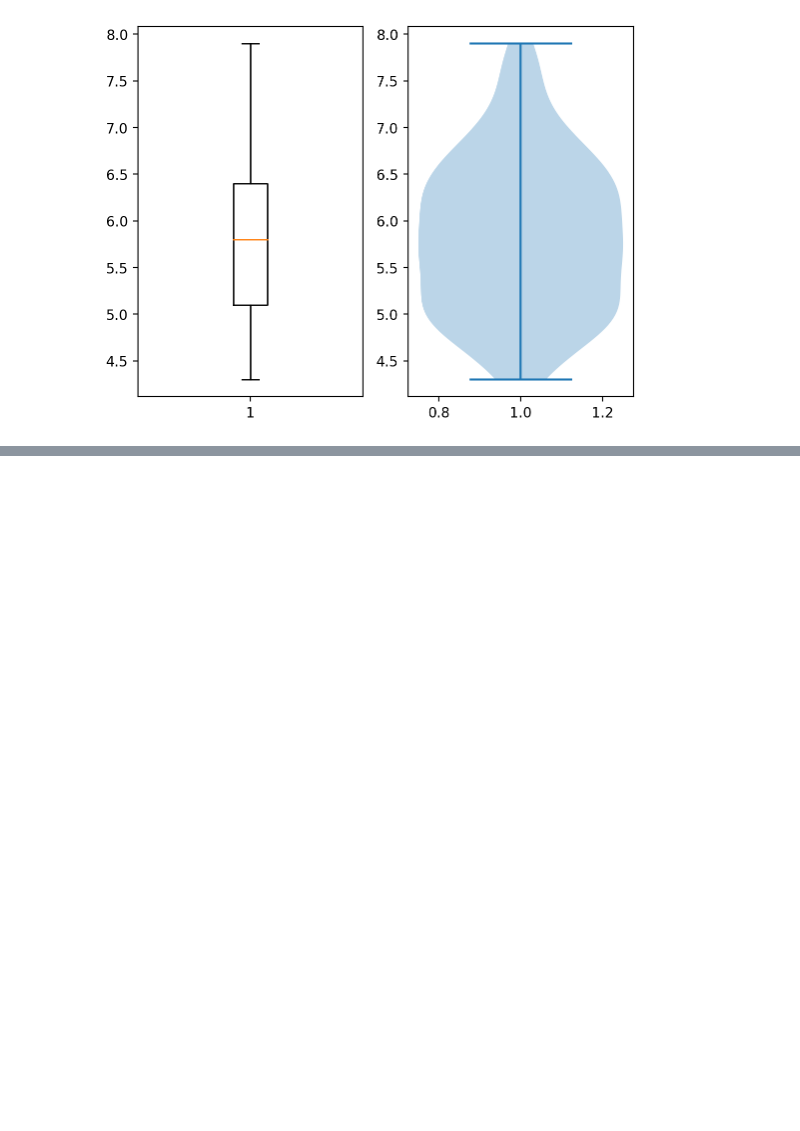
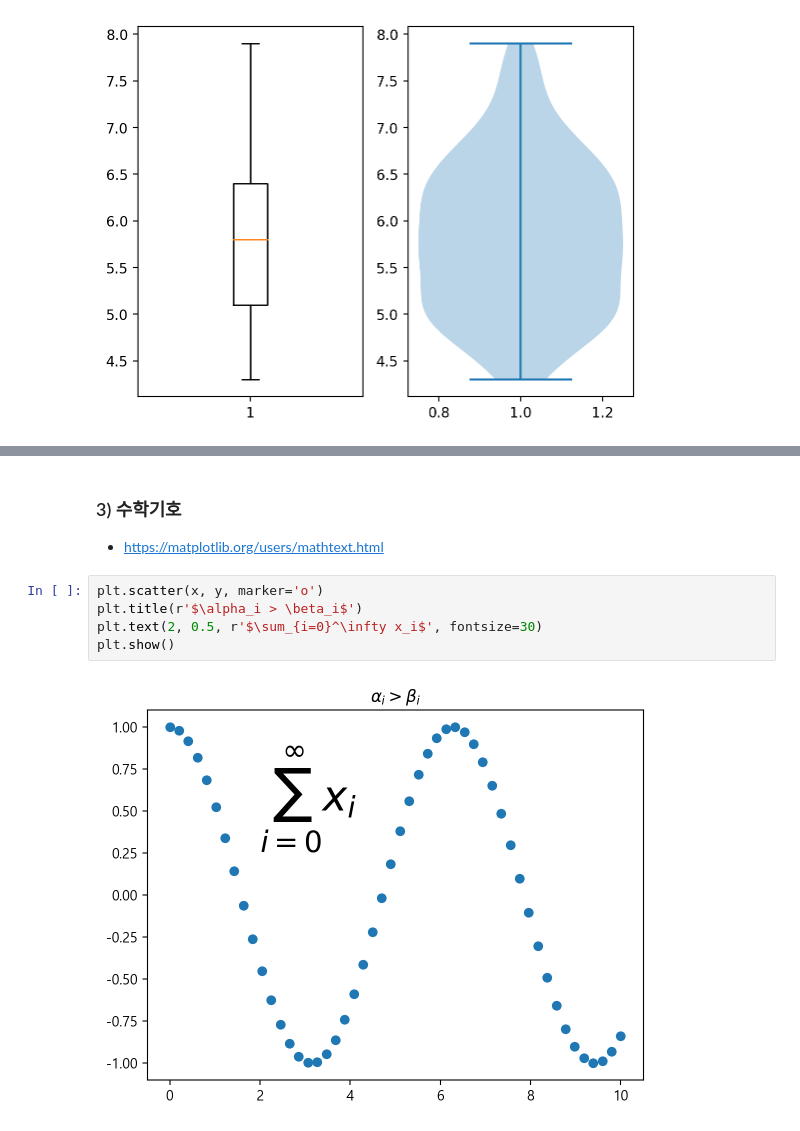
Before and after one commit to minjunK94/ai, a Jupyter notebook: source/07_python/ch13_데이터 시각화_2절matplotlib.ipynb, the cells around one changed output, grey strips where cells are left out. Cells and saved outputs as stored; diff of their text form; blank space fills up the shorter version.

```diff
--- a/source/07_python/ch13_데이터 시각화_2절matplotlib.ipynb
+++ b/source/07_python/ch13_데이터 시각화_2절matplotlib.ipynb
@@ -221,0 +300,10 @@ plt.show()
+# %% [markdown]
+### 3) 수학기호
+- https://matplotlib.org/users/mathtext.html
+# %%
+plt.scatter(x, y, marker='o')
+plt.title(r'$\alpha_i > \beta_i$')
+plt.text(2, 0.5, r'$\sum_{i=0}^\infty x_i$', fontsize=30)
+plt.show()
+# %% [output]
+[figure, added]
```
Also changed, not shown: parts of 14 cells of this notebook, 3 other files.
